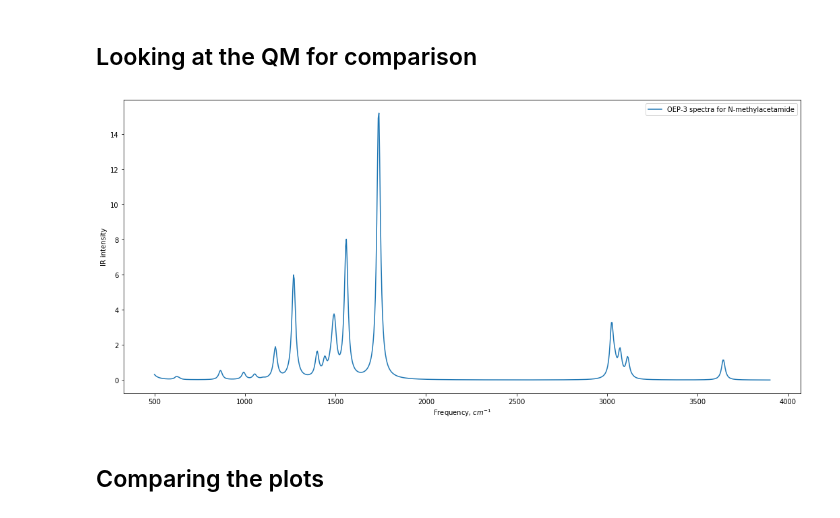
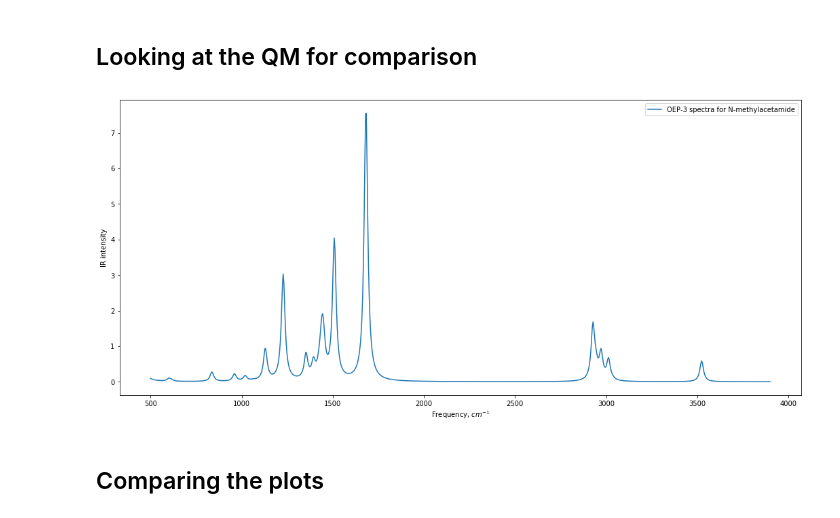
Before and after one commit to dspoel/IR-Spectra, a Jupyter notebook: scripts/calculate_intensity_from_charge_theory_and_example.ipynb, the cells around one changed output. Saved outputs shown, nothing was run; the diff lists cells and outputs as text; code cells hidden in the pictures.

Commit message:
-modified notebook to run locally, introduced scaling factor for QM frequencies, removed frequencies of non-optimized structure from QM data

```diff
--- a/scripts/calculate_intensity_from_charge_theory_and_example.ipynb
+++ b/scripts/calculate_intensity_from_charge_theory_and_example.ipynb
@@ -266,7 +266,8 @@ def create_cauchy_distribution(v,v0,gamma,I):
     # I     - intensity
     c = np.zeros(len(v))
     for i in range(len(v)):
-        c[i] = I*(1/math.pi)*(((1/2)*gamma)/((v[i]-v0)**2+((1/2)*gamma)**2))
+        #c[i] = I*(1/math.pi)*(((1/2)*gamma)/((v[i]-v0)**2+((1/2)*gamma)**2))
+        c[i] = (I * gamma) / (2 * math.pi * ((v[i] - v0)**2 + (0.5 * gamma)**2))
     return c
 # %% [markdown]
 And now, lets plot!
@@ -299,10 +300,12 @@ plot_spectra_CGenFF(eigenfrequencies_CGenFF, intensities_CGenFF, molecule_of_int
 # %% [markdown]
 ## Looking at the QM for comparison
 # %%
-def get_QM_IR(log):
+def get_QM_IR(log, scaling_factor):
     if os.path.exists(log):
         frequencies = []
+        frequencies_unique = []
         intensities = []
+        intensities_unique = []
         if log.endswith(".gz"):
             lines = gzip.open(log, 'rt').readlines()
         else:
@@ -311,42 +314,51 @@ def get_QM_IR(log):
             if "Frequencies" in line:
                 words  = re.findall(r"[-+]?\d*\.\d+|\d+", line)
                 for word in words:
-                    frequencies.append(float(word))
+                    frequencies.append(float(word) * scaling_factor)
             elif "IR Inten" in line:
                 words  = re.findall(r"[-+]?\d*\.\d+|\d+", line)
                 for word in words:
                     intensities.append(float(word))
     else:
         sys.exit("The G4 log file does not exist!!!")
-    if frequencies and intensities:
+
+    for k in range(len(frequencies)-1, 0, -1): # correct for duplicate frequency information
+        if frequencies[k] < frequencies[k-1]:
+            frequencies_unique = frequencies[k:]
+            intensities_unique = intensities[k:]
+            break
+
+    if frequencies_unique and intensities_unique:
+        return frequencies_unique, intensities_unique
+    elif frequencies and intensities:
         return frequencies, intensities
     else:
         sys.exit("There are no frequency and intencity in the log file!!!")
 # %%
 def plot_spectra_OEP(eigenfrequencies, intensities, molecule, start, stop, step_size, gamma):
     v = np.linspace(start, stop, int((stop-start)/step_size)+1)
     spectrum_total = np.zeros(len(v))
     plt.figure(figsize=(18, 8))
     for i, frequency in enumerate(eigenfrequencies):
         spectrum = create_cauchy_distribution(v, frequency, gamma, intensities[i])
         spectrum_total += spectrum
     plt.plot(v, spectrum_total, label='OEP-3 spectra for ' + molecule_of_interest)
     plt.legend(loc='upper right')
     plt.ylabel('IR intensity')
     plt.xlabel('Frequency, $cm^{-1}$')
 
-log = "../examples/GAFF-ESP/N-methylacetamide/N-methylacetamide-3-oep.log.gz"
-eigenfrequencies_OEP, intensities_OEP = get_QM_IR(log)
-
 start = 500                # start frequency
 stop = 3900                # stop  frequency
 step_size = 4              # step size
 gamma = 24                 # gamma (FWHM); Mott used 24 cm⁻¹
-molecule_is_linear = False # is the molecule linear?
+scaling_factor = 0.9676    # scaling factor for the QM frequencies
+
+log = "../examples/GAFF-ESP/N-methylacetamide/N-methylacetamide-3-oep.log.gz"
+eigenfrequencies_OEP, intensities_OEP = get_QM_IR(log, scaling_factor)
 
 plot_spectra_OEP(eigenfrequencies_OEP, intensities_OEP, molecule_of_interest, start, stop, step_size, gamma)
 # %% [output]
-[figure, old version]
+[figure, new version]
 # %% [markdown]
 ## Comparing the plots
 # %%
```
Also changed, not shown: parts of 2 cells of this notebook.
